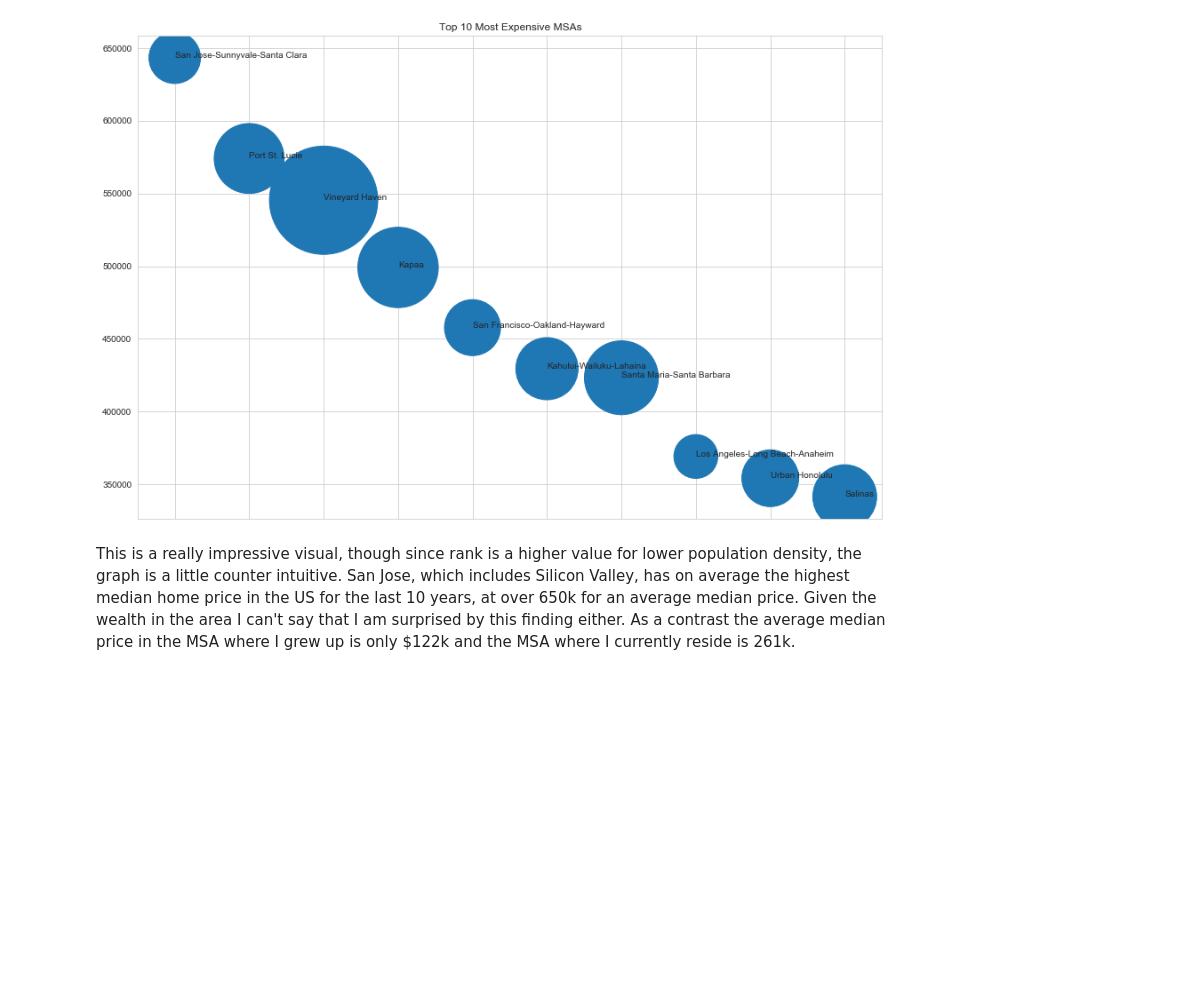
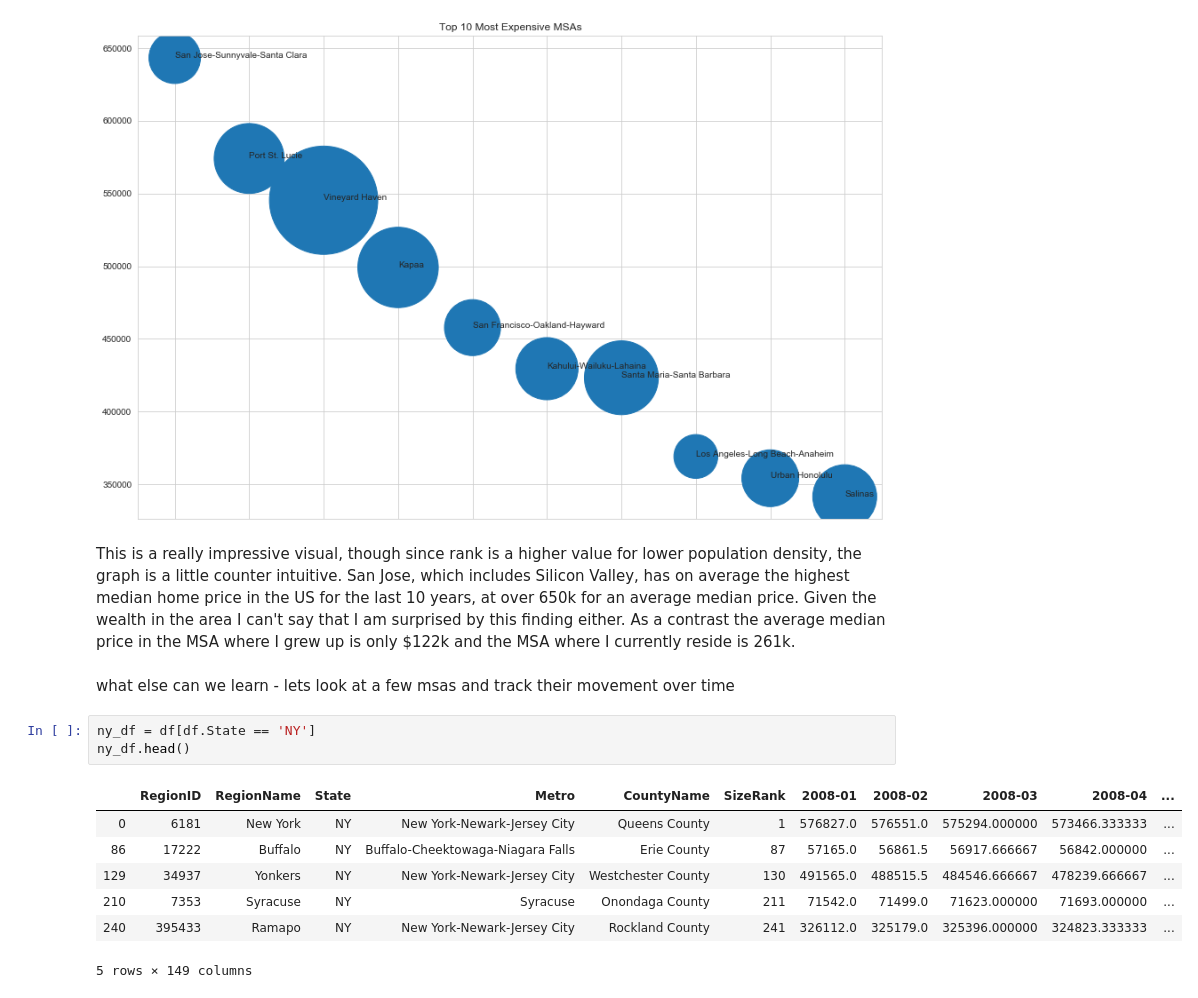
Before and after one commit to MissAle17/Median_Home_Price, a Jupyter notebook: Visualizing Home Prices.ipynb, the cells around one changed output. Saved outputs shown, nothing was run; the diff lists cells and outputs as text; blank space fills up the shorter version.

```diff
--- a/Visualizing Home Prices.ipynb
+++ b/Visualizing Home Prices.ipynb
@@ -308,3 +308,16 @@ plt.show()
 [figure]
 # %% [markdown]
 This is a really impressive visual, though since rank is a higher value for lower population density, the graph is a little counter intuitive.  San Jose, which includes Silicon Valley, has on average the highest median home price in the US for the last 10 years, at over 650k for an average median price.  Given the wealth in the area I can't say that I am surprised by this finding either.  As a contrast the average median price in the MSA where I grew up is only $122k and the MSA where I currently reside is 261k.
+# %% [markdown]
+what else can we learn - lets look at a few msas and track their movement over time
+# %%
+ny_df = df[df.State == 'NY']
+ny_df.head()
+# %% [output]
+|  | RegionID | RegionName | State | Metro | CountyName | SizeRank | 2008-01 | 2008-02 | 2008-03 | 2008-04 | ... |
+| 0 | 6181 | New York | NY | New York-Newark-Jersey City | Queens County | 1 | 576827.0 | 576551.0 | 575294.000000 | 573466.333333 | ... |
+| 86 | 17222 | Buffalo | NY | Buffalo-Cheektowaga-Niagara Falls | Erie County | 87 | 57165.0 | 56861.5 | 56917.666667 | 56842.000000 | ... |
+| 129 | 34937 | Yonkers | NY | New York-Newark-Jersey City | Westchester County | 130 | 491565.0 | 488515.5 | 484546.666667 | 478239.666667 | ... |
+| 210 | 7353 | Syracuse | NY | Syracuse | Onondaga County | 211 | 71542.0 | 71499.0 | 71623.000000 | 71693.000000 | ... |
+| 240 | 395433 | Ramapo | NY | New York-Newark-Jersey City | Rockland County | 241 | 326112.0 | 325179.0 | 325396.000000 | 324823.333333 | ... |
+5 rows × 149 columns
```
Also changed, not shown: parts of 2 cells of this notebook.
